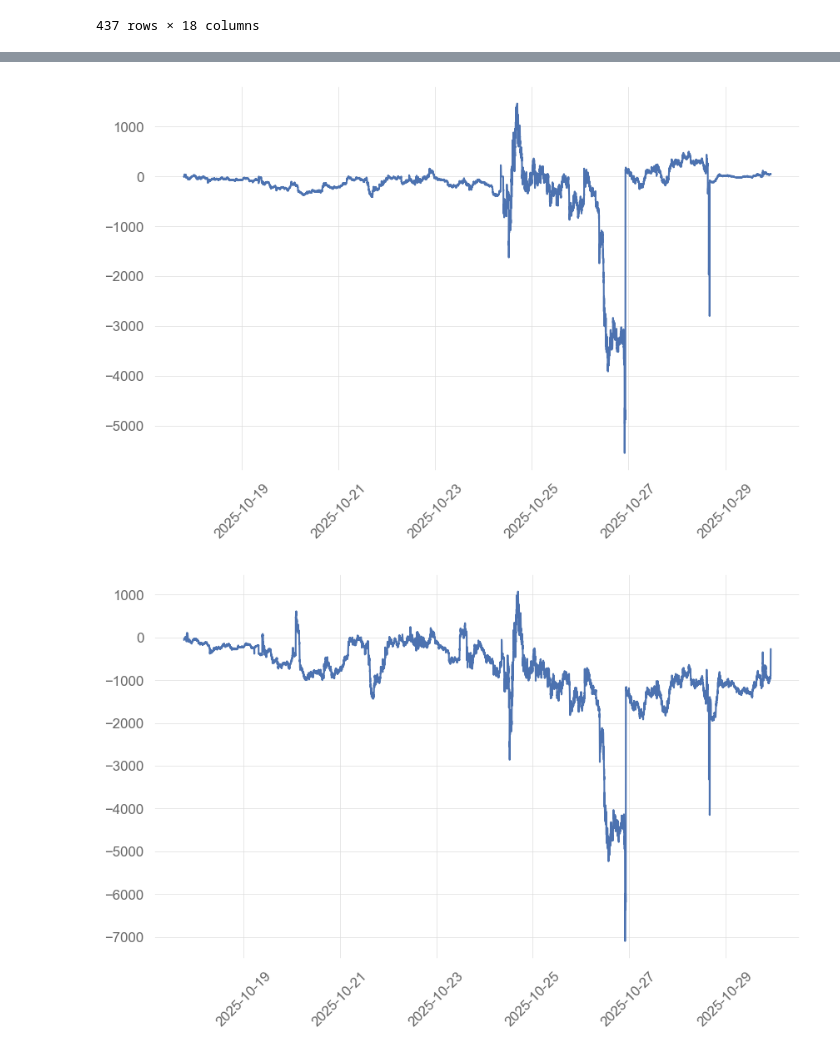
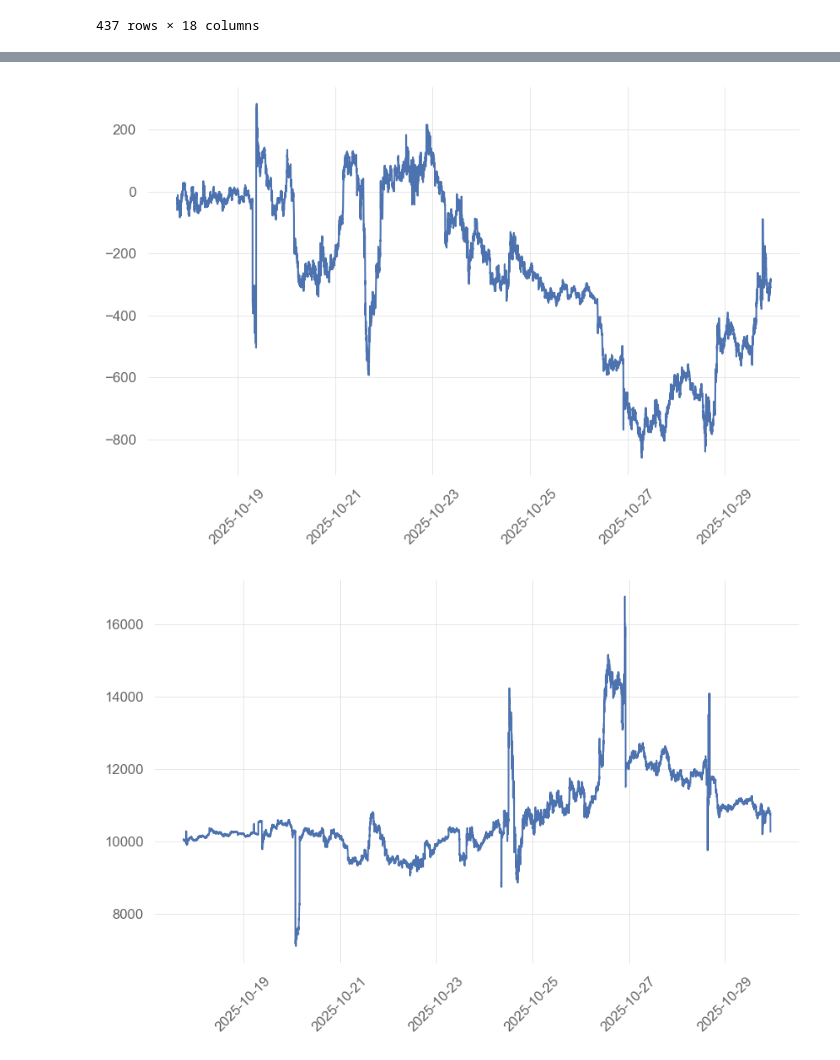
Before and after one commit to arjungoswami/LLMTradingBotAnalysis, a Jupyter notebook: notebooks/Hyperliquid_API_Wallet_Scrape.ipynb, the cells around one changed output, grey strips where cells are left out. Saved outputs shown, nothing was run; the diff lists cells and outputs as text; code cells hidden in the pictures.

Commit message:
added avg entry price, unrealized pnl needs debug
added avg entry price, unrealized pnl needs debug

```diff
--- a/notebooks/Hyperliquid_API_Wallet_Scrape.ipynb
+++ b/notebooks/Hyperliquid_API_Wallet_Scrape.ipynb
@@ -221,6 +209,17 @@ fills_by_coin["BTC"]
 | 2025-11-04 11:23:54.725 | BTC | 102620.0 | 0.00015 | -1 | 0.00633 | Open Long | 0.0 | 0x49526af880b457854acc042ed5599e0... | 222639862495 | True | ... |
 | 2025-11-04 13:19:26.605 | BTC | 100420.0 | 0.06000 | 1 | 0.06000 | Close Long | -132.516 | 0x84d6873d993eafb08650042ed6af680... | 222763193053 | True | ... |
 # %%
+def add_average_entry_price(fills_by_coin_df: pd.DataFrame) -> pd.DataFrame:
+    average_entry_prices = np.zeros(len(fills_by_coin_df))
+    average_entry_prices[0] = fills_by_coin_df.iloc[0]['px']
+    for idx in range(1, len(fills_by_coin_df)):
+        average_entry_prices[idx] = (
+            fills_by_coin_df.iloc[idx-1]['startPosition'] * average_entry_prices[idx-1] - \
+            fills_by_coin_df.iloc[idx]['sz'] * fills_by_coin_df.iloc[idx]['side'] * fills_by_coin_df.iloc[idx]['px']
+        ) / (fills_by_coin_df.iloc[idx-1]['startPosition'] - fills_by_coin_df.iloc[idx]['sz'] * fills_by_coin_df.iloc[idx]['side'])
+    fills_by_coin_df['average_entry_price'] = average_entry_prices
+    return fills_by_coin_df
+
 def add_close_price(fills_by_coin_df: pd.DataFrame, price_df: pd.DataFrame) -> pd.DataFrame:
     return pd.merge(
         fills_by_coin_df.resample('1min').ffill().iloc[1:],
@@ -231,23 +230,25 @@ def add_close_price(fills_by_coin_df: pd.DataFrame, price_df: pd.DataFrame) -> p
     )
 
 def add_unrealized_pnl(positions_df: pd.DataFrame) -> pd.DataFrame:
-    positions_df['unrealized_pnl'] = (positions_df['px'] - positions_df['close']) * positions_df['startPosition']
+    # actually, close price should be the mark price, which is the oracle price plus some premium that comes from the funding data.
+    positions_df['unrealized_pnl'] = (positions_df['average_entry_price'] - positions_df['close']) * positions_df['startPosition']
     return positions_df
 # %%
 df_dict = {}
 
 for token in tokens:
+    add_average_entry_price(fills_by_coin[token])
     df_dict[token] = add_close_price(
         fills_by_coin_df=fills_by_coin[token],
         price_df=prices_dict[token],
     )
     add_unrealized_pnl(positions_df=df_dict[token])
 # %%
-plt.plot(df_dict["ETH"]['unrealized_pnl'])
+plt.plot(df_dict["BTC"]['unrealized_pnl'])
 plt.xticks(rotation=45)
 plt.show()
 # %% [output]
-[figure, old version]
+[figure, new version]
 # %%
 def sum_unrealized_pnls_over_coins(df_dict: dict, tokens: list) -> pd.DataFrame:
     assert len(tokens) >= 2
@@ -256,11 +257,12 @@ def sum_unrealized_pnls_over_coins(df_dict: dict, tokens: list) -> pd.DataFrame:
         sum_pnl = sum_pnl.add(df_dict[tokens[idx]]['unrealized_pnl'], fill_value=0)
     return sum_pnl
 # %%
-plt.plot(sum_unrealized_pnls_over_coins(df_dict=df_dict, tokens=tokens))
+# plt.plot(sum_unrealized_pnls_over_coins(df_dict=df_dict, tokens=tokens))
+plt.plot(10e3-sum_unrealized_pnls_over_coins(df_dict=df_dict, tokens=tokens))
 plt.xticks(rotation=45)
 plt.show()
 # %% [output]
-[figure, old version]
+[figure, new version]
 # %%
 def get_hyperliquid_history(coin: str, start_dt: datetime, end_dt: datetime = None):
     # convert to milliseconds
```
Also changed, not shown: parts of 3 cells of this notebook.
